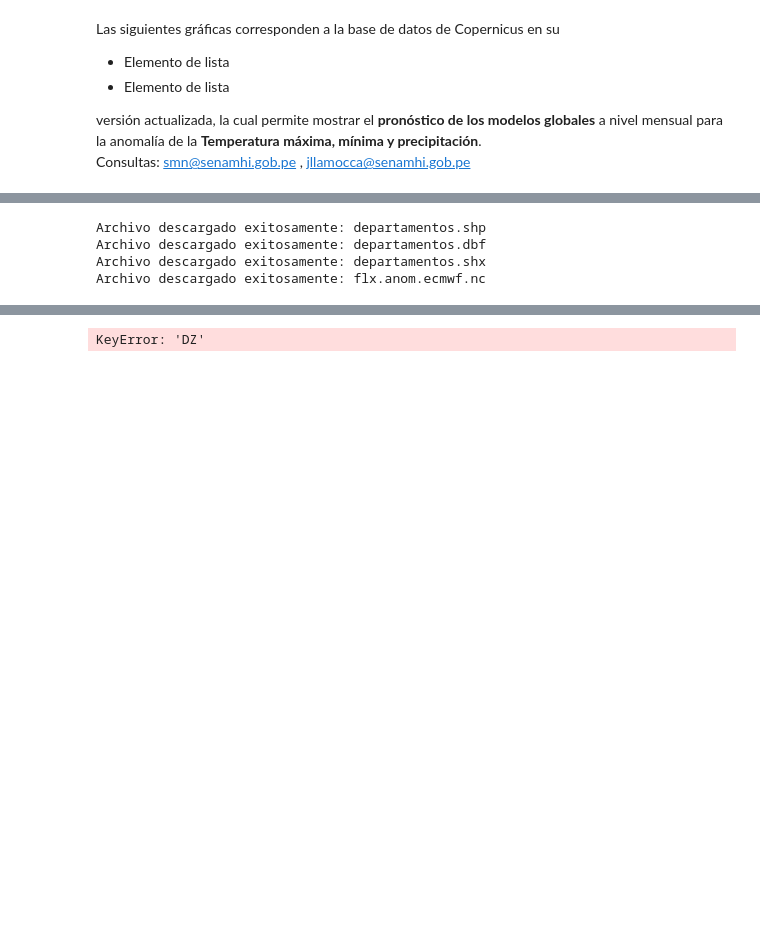
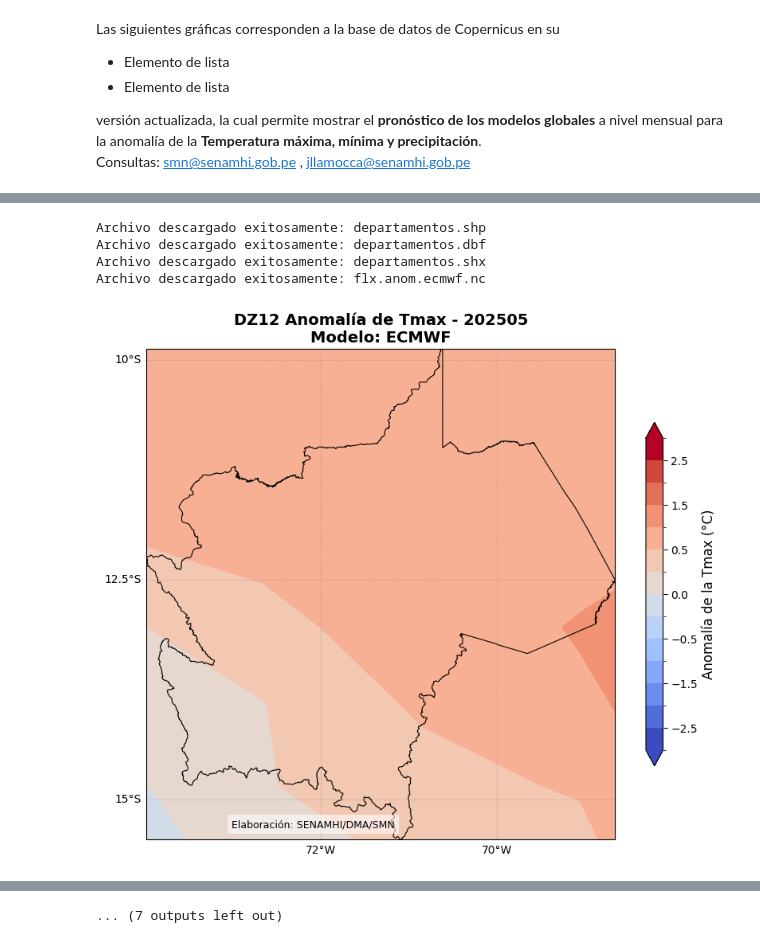
Before and after one commit to SMN-SENAMHI/C3Smensual, a Jupyter notebook: ECMWF_DZ_anomPrecTmaxTmin.ipynb, the cells around one changed output, grey strips where cells are left out. Drawn from its saved outputs; the diff is of its cells as text; code cells hidden in the pictures; blank space fills up the shorter version.

```diff
--- a/ECMWF_DZ_anomPrecTmaxTmin.ipynb
+++ b/ECMWF_DZ_anomPrecTmaxTmin.ipynb
@@ -59,7 +59,7 @@ import matplotlib.ticker as mticker
 import cartopy.feature as cfeature
 import geopandas as gpd
 #---------------------------------------------------------------------
-dpto_seleccion = '10'  # Selecciona la Direccion Zonal, DZ Ejemplo: 04
+dpto_seleccion = '12'  # Selecciona la Direccion Zonal, DZ Ejemplo: 04
 #---------------------------------------------------------------------
 
 # Función para descargar archivos desde una URL
@@ -77,9 +77,9 @@ def download_file(url, local_path):
 
 # Descargar archivos de datos y shapefiles
 shapefiles = {
-    "departamentos.shp": "https://raw.githubusercontent.com/SMN-SENAMHI/Materiales/main/shape/DEPARTAMENTOS.shp",
-    "departamentos.dbf": "https://raw.githubusercontent.com/SMN-SENAMHI/Materiales/main/shape/DEPARTAMENTOS.dbf",
-    "departamentos.shx": "https://raw.githubusercontent.com/SMN-SENAMHI/Materiales/main/shape/DEPARTAMENTOS.shx",
+    "departamentos.shp": "https://raw.githubusercontent.com/SMN-SENAMHI/Materiales/main/shape/DIRECCIONES_ZONALES.shp",
+    "departamentos.dbf": "https://raw.githubusercontent.com/SMN-SENAMHI/Materiales/main/shape/DIRECCIONES_ZONALES.dbf",
+    "departamentos.shx": "https://raw.githubusercontent.com/SMN-SENAMHI/Materiales/main/shape/DIRECCIONES_ZONALES.shx",
 }
 
 for name, url in shapefiles.items():
@@ -205,30 +205,31 @@ variables_info = {
         'cmap': 'BrBG',
         'bounds': np.array([-100, -80, -50, -30, -20, -10, -5, -2.5, 0, 2.5, 5, 10, 20, 30, 50, 80, 100]),
         'title_prefix': f'DZ{dpto_seleccion} Anomalía de la Precipitación',
         'filename_suffix': 'anomPrec',
         'colorbar_label': 'Anomalía de la precipitación (mm/mes)'
     }
 }
 
 
 # Procesar cada modelo
 for modelo in modelos:
     ds = xr.open_dataset(local_data_file)
 
     # Convertir precipitación acumulada si está presente
     if 'tpara' in ds:
         segundos_por_mes = 30 * 24 * 3600
         ds['tpara'] = ds['tpara'] * 1000 * segundos_por_mes
 
     ref_time = ref_time_ecmwf
 
     for var, info in variables_info.items():
         if var in ds:
             variable = ds[var]
             norm = BoundaryNorm(boundaries=info['bounds'], ncolors=256)
             plot_variable(variable, var, info['cmap'], info['bounds'], norm, info['title_prefix'], output_dir, info['filename_suffix'], info['colorbar_label'], modelo, ref_time, gdf_departamento_seleccionado)
 # %% [output]
 Archivo descargado exitosamente: departamentos.shp
 Archivo descargado exitosamente: departamentos.dbf
 Archivo descargado exitosamente: departamentos.shx
 Archivo descargado exitosamente: flx.anom.ecmwf.nc
+[figure, added]
@@ -235 +246 @@ Archivo descargado exitosamente: flx.anom.ecmwf.nc
-KeyError: 'DZ'
+... (7 outputs left out)
```
Also changed, not shown: parts of 2 cells of this notebook.
